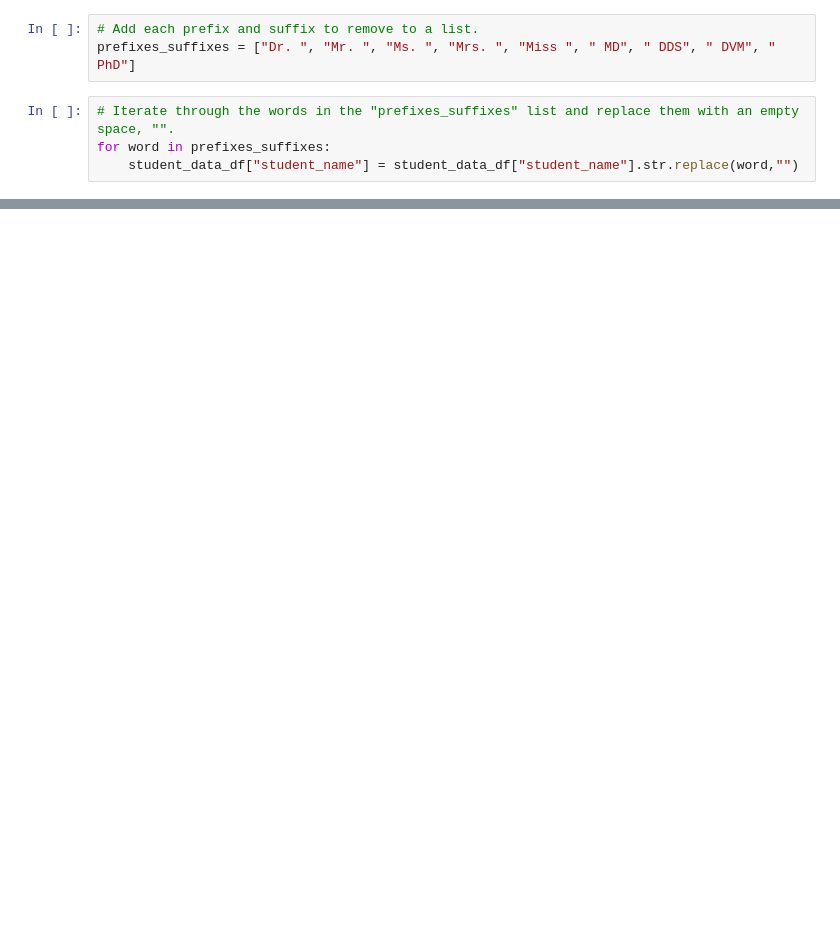
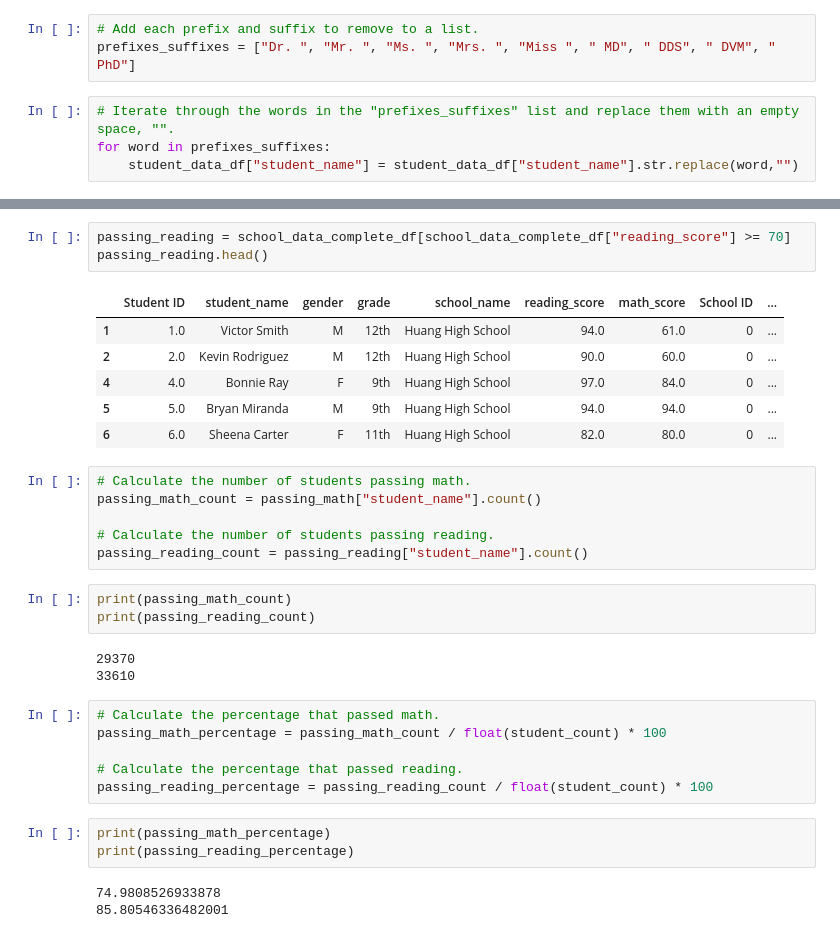
Before and after one commit to rsando06/school-district-analysis, a Jupyter notebook: PyCitySchools.ipynb, the cells around one changed output, grey strips where cells are left out. Drawn from its saved outputs; the diff is of its cells as text; blank space fills up the shorter version.

```diff
--- a/PyCitySchools.ipynb
+++ b/PyCitySchools.ipynb
@@ -151,0 +247,34 @@ student_data_df
+# %%
+passing_reading = school_data_complete_df[school_data_complete_df["reading_score"] >= 70]
+passing_reading.head()
+# %% [output]
+|  | Student ID | student_name | gender | grade | school_name | reading_score | math_score | School ID | ... |
+| 1 | 1.0 | Victor Smith | M | 12th | Huang High School | 94.0 | 61.0 | 0 | ... |
+| 2 | 2.0 | Kevin Rodriguez | M | 12th | Huang High School | 90.0 | 60.0 | 0 | ... |
+| 4 | 4.0 | Bonnie Ray | F | 9th | Huang High School | 97.0 | 84.0 | 0 | ... |
+| 5 | 5.0 | Bryan Miranda | M | 9th | Huang High School | 94.0 | 94.0 | 0 | ... |
+| 6 | 6.0 | Sheena Carter | F | 11th | Huang High School | 82.0 | 80.0 | 0 | ... |
+# %%
+# Calculate the number of students passing math.
+passing_math_count = passing_math["student_name"].count()
+
+# Calculate the number of students passing reading.
+passing_reading_count = passing_reading["student_name"].count()
+# %%
+print(passing_math_count)
+print(passing_reading_count)
+# %% [output]
+29370
+33610
+# %%
+# Calculate the percentage that passed math.
+passing_math_percentage = passing_math_count / float(student_count) * 100
+
+# Calculate the percentage that passed reading.
+passing_reading_percentage = passing_reading_count / float(student_count) * 100
+# %%
+print(passing_math_percentage)
+print(passing_reading_percentage)
+# %% [output]
+74.9808526933878
+85.80546336482001
```
Also changed, not shown: parts of 31 cells of this notebook, 3 other files.
